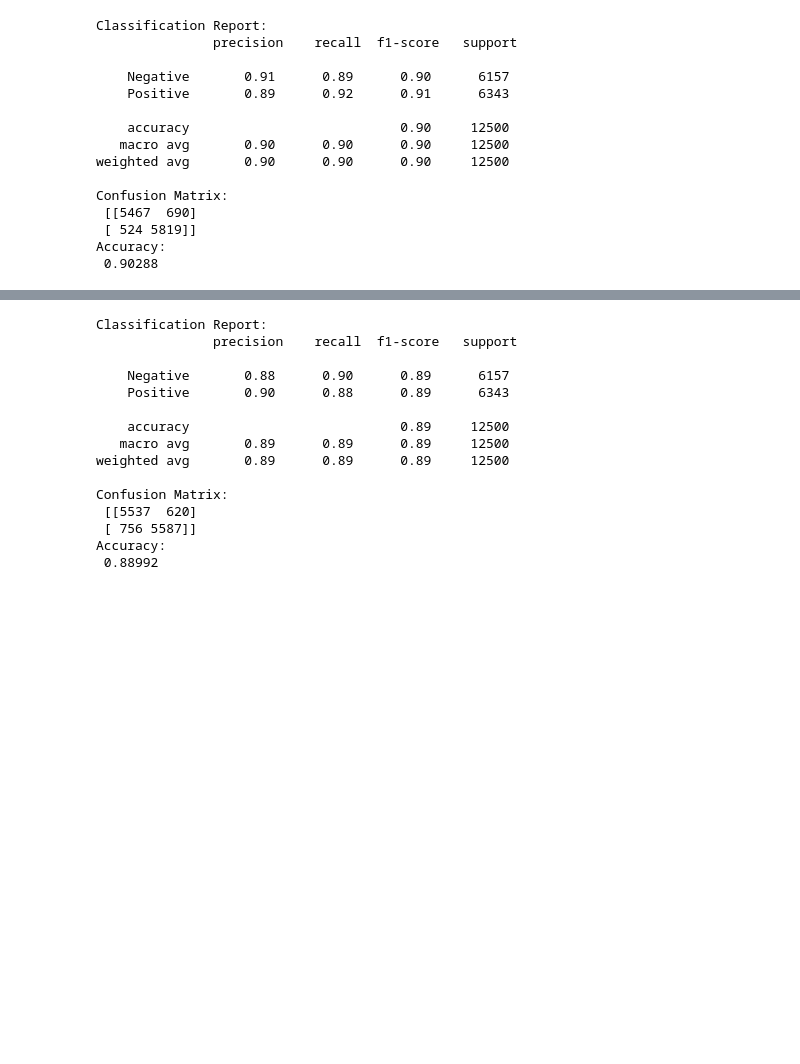
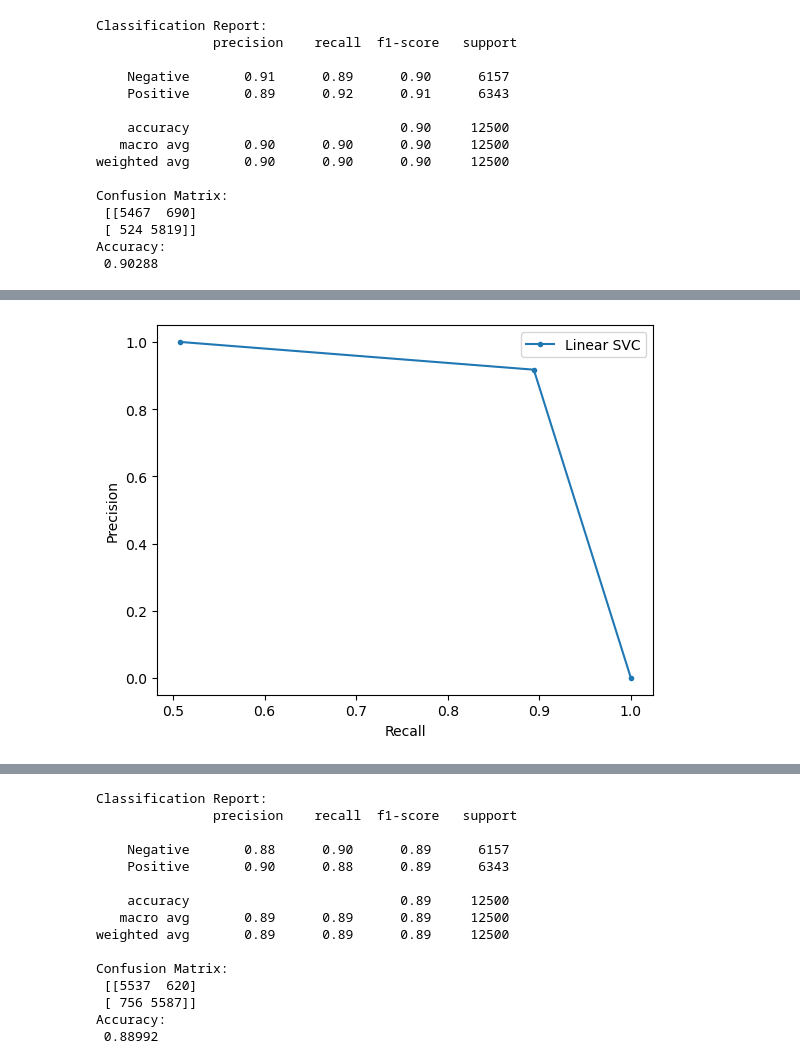
Before and after one commit to Boothey07/AIAssignment, a Jupyter notebook: Assignment.ipynb, the cells around one changed output, grey strips where cells are left out. Drawn from its saved outputs; the diff is of its cells as text; code cells hidden in the pictures; blank space fills up the shorter version.

```diff
--- a/Assignment.ipynb
+++ b/Assignment.ipynb
@@ -312,0 +328,12 @@ Accuracy:
+# %%
+from sklearn.metrics import precision_recall_curve
+
+#precision recall curve
+precision, recall, thresholds = precision_recall_curve(test_label, predict)
+plt.plot(precision, recall, marker='.', label='Linear SVC')
+plt.xlabel('Recall')
+plt.ylabel('Precision')
+plt.legend()
+plt.show()
+# %% [output]
+[figure, added]
```
Also changed, not shown: parts of 11 cells of this notebook, 2 other files.
